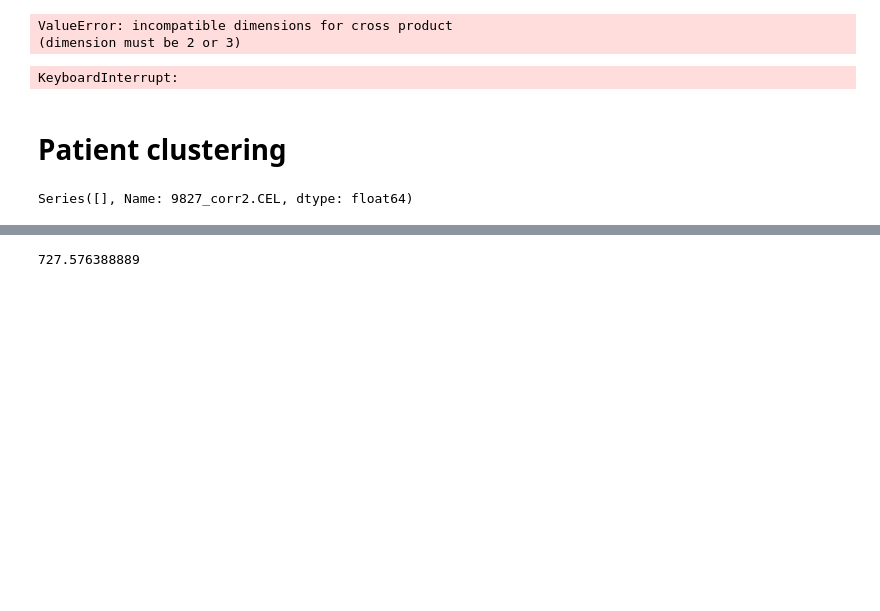
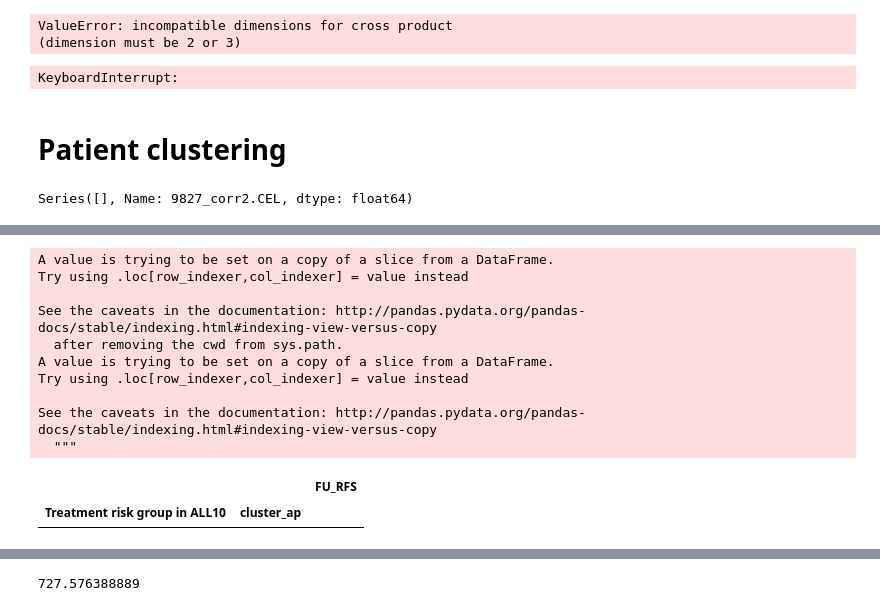
Before and after one commit to bramiozo/RexR, a Jupyter notebook: playground.ipynb, the cells around one changed output, grey strips where cells are left out. Drawn from its saved outputs; the diff is of its cells as text; code cells hidden in the pictures; blank space fills up the shorter version.

```diff
--- a/playground.ipynb
+++ b/playground.ipynb
@@ -252,3 +290,24 @@ See the caveats in the documentation: http://pandas.pydata.org/pandas-docs/stabl
+# %%
+AggResults = Rocket.DATA_merged
+AggResults = _helpers._preprocess(AggResults)
+AggResults = _helpers._group_patients(AggResults, method = 'mean')
+AggResults['cluster_ap'] = cluster_labels
+AggResults['FU_RFS'] = pandas.to_numeric(AggResults['FU_RFS'])
+#AggResults.groupby(['Treatment risk group in ALL10', 'cluster_ap']).agg({'Microarray file': pandas.Series.nunique})
+AggResults[AggResults['FU_RFS'].apply(lambda x: isnan(x) is False)].groupby(['Treatment risk group in ALL10', 'cluster_ap']).agg({'FU_RFS': numpy.mean })
+# %% [output]
+A value is trying to be set on a copy of a slice from a DataFrame.
+Try using .loc[row_indexer,col_indexer] = value instead
+
+See the caveats in the documentation: http://pandas.pydata.org/pandas-docs/stable/indexing.html#indexing-view-versus-copy
+  after removing the cwd from sys.path.
+A value is trying to be set on a copy of a slice from a DataFrame.
+Try using .loc[row_indexer,col_indexer] = value instead
+
+See the caveats in the documentation: http://pandas.pydata.org/pandas-docs/stable/indexing.html#indexing-view-versus-copy
+  """
+|  |  | FU_RFS |
+| Treatment risk group in ALL10 | cluster_ap |  |
 # %%
 print("Cluster centers:",patient_sim.keys()[cluster_centers_indices].values)
 print(cluster_labels)
```
Also changed, not shown: parts of 27 cells of this notebook, 5 other files.
